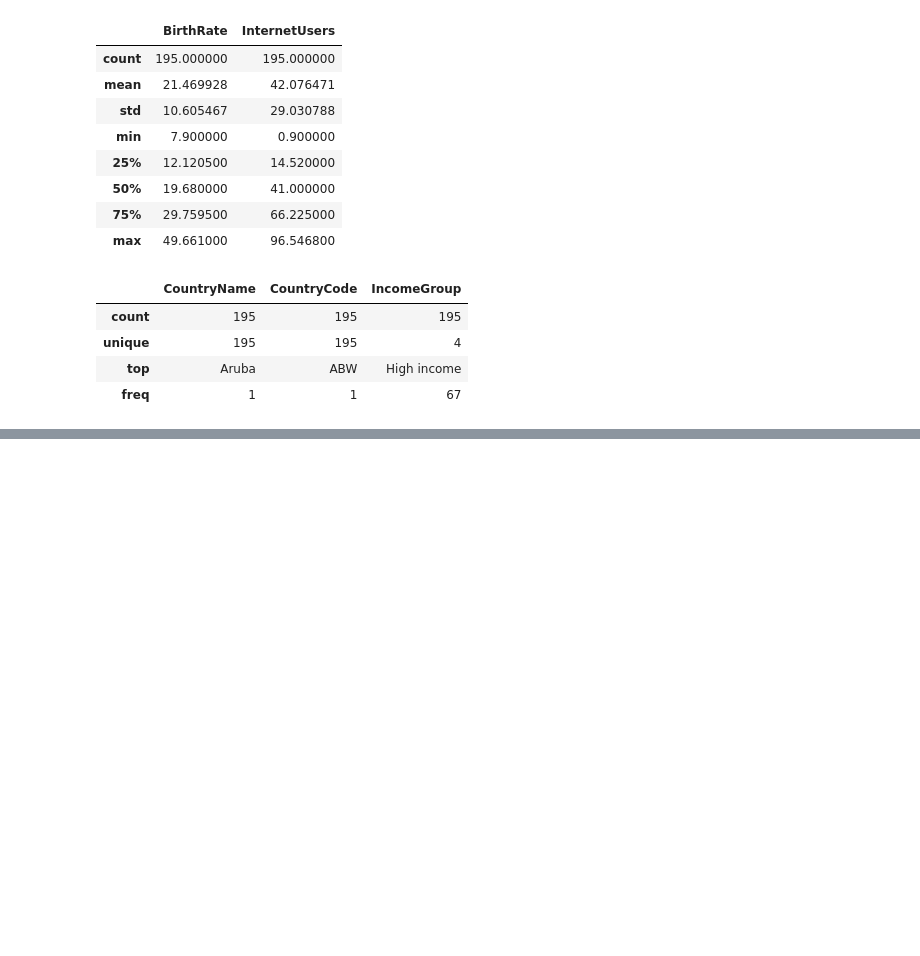
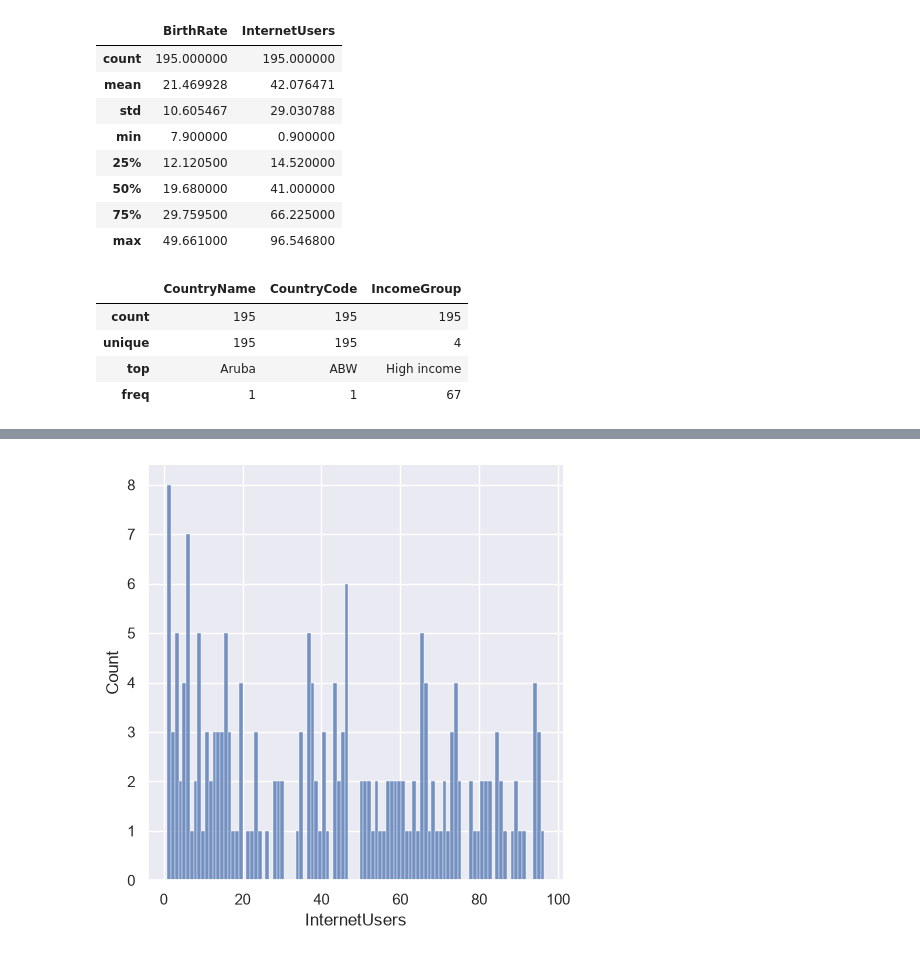
Before and after one commit to PRAKAS1/full-stack-data-science-genai-agentic-ai, a Jupyter notebook: 01-python/pandas.ipynb, the cells around one changed output, grey strips where cells are left out. Cells and saved outputs as stored; diff of their text form; code cells hidden in the pictures; blank space fills up the shorter version.

```diff
--- a/01-python/pandas.ipynb
+++ b/01-python/pandas.ipynb
@@ -350,0 +570,4 @@ print(df_num.shape)
+# %%
+vis2= sns.displot(df['InternetUsers'],bins=100)
+# %% [output]
+[figure, added]
```
Also changed, not shown: parts of 29 cells of this notebook.
